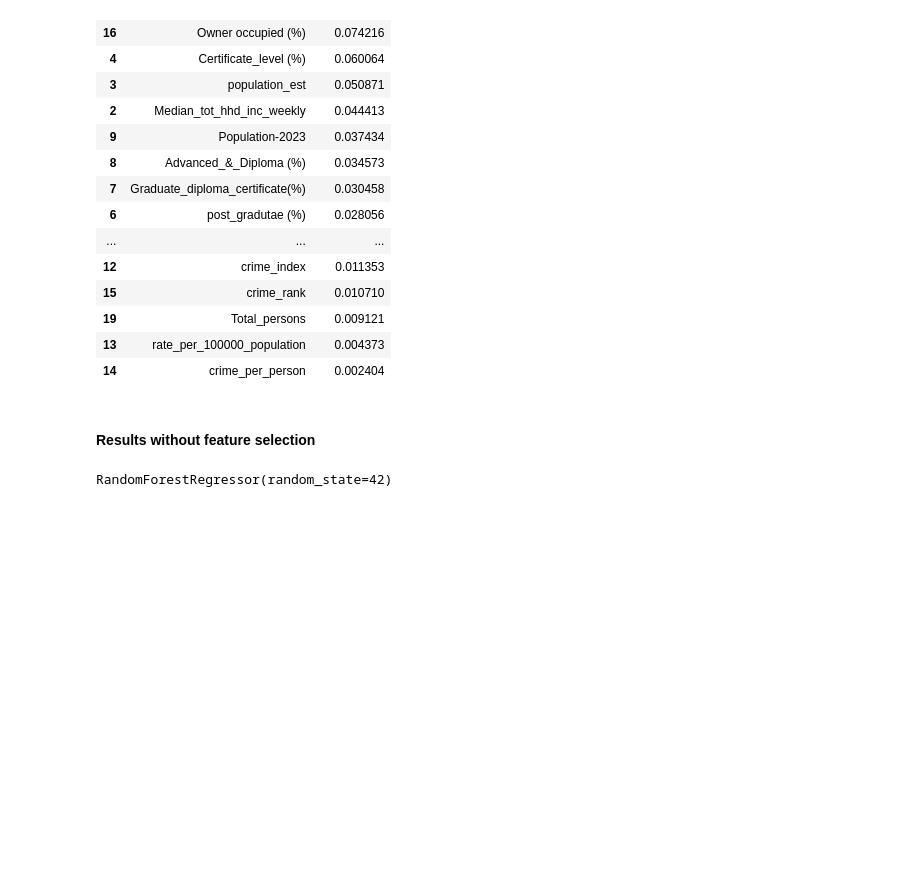
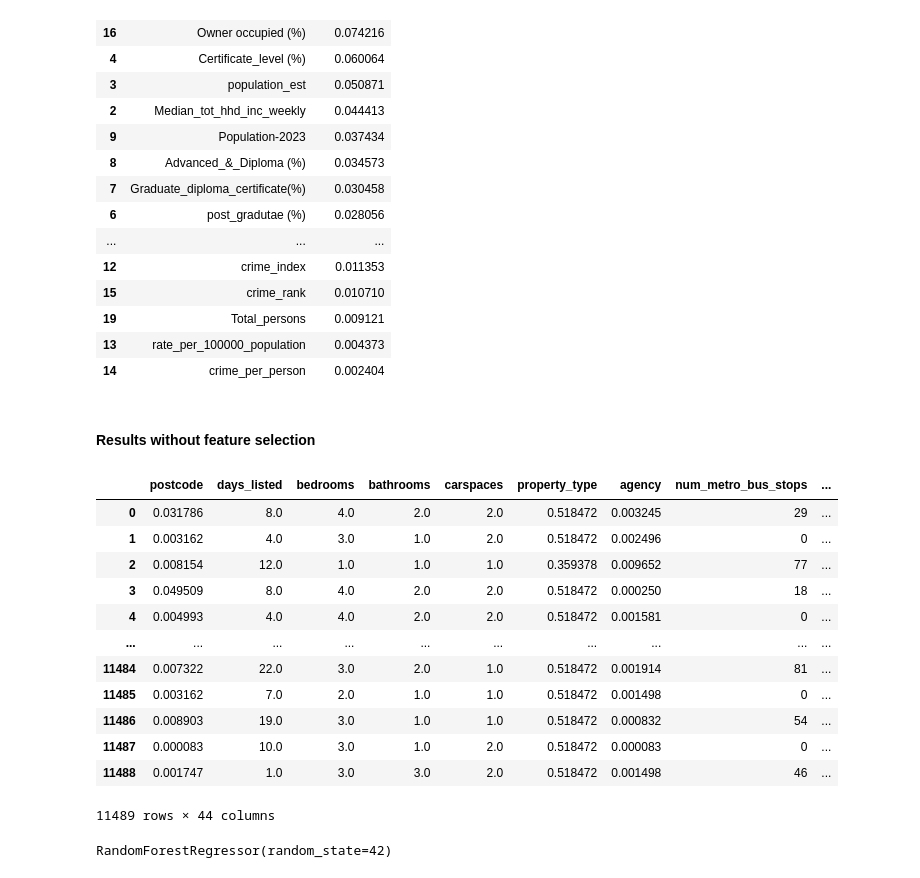
Before and after one commit to bicicow03/Group-Project-Real-Estate-Industry-Analysis, a Jupyter notebook: notebooks/feature_importance/cleaning_and_feature_selection.ipynb, the cells around one changed output. Cells and saved outputs as stored; diff of their text form; code cells hidden in the pictures; blank space fills up the shorter version.

Commit message:
updated summary notebook

```diff
--- a/notebooks/feature_importance/cleaning_and_feature_selection.ipynb
+++ b/notebooks/feature_importance/cleaning_and_feature_selection.ipynb
@@ -414,4 +445,34 @@ xgboost_importance_df
 | 14 | crime_per_person | 0.002404 |
 # %% [markdown]
 #### Results without feature selection
+# %%
+# Split test/train
+X_train, X_test, y_train, y_test = train_test_split(X, y, test_size=0.2, random_state=42)
+
+train_df = X_train.copy()
+train_df['target'] = y_train
+train_df['dataset'] = 'train'
+
+test_df = X_test.copy()
+test_df['target'] = y_test
+test_df['dataset'] = 'test'
+
+full_df = pd.concat([train_df, test_df], ignore_index=True)
+full_df
+# Create csv file for summary notebook
+# full_df.to_csv("../../data/outputs/real_estate_data.csv", index=False)
+# %% [output]
+|  | postcode | days_listed | bedrooms | bathrooms | carspaces | property_type | agency | num_metro_bus_stops | ... |
+| 0 | 0.031786 | 8.0 | 4.0 | 2.0 | 2.0 | 0.518472 | 0.003245 | 29 | ... |
+| 1 | 0.003162 | 4.0 | 3.0 | 1.0 | 2.0 | 0.518472 | 0.002496 | 0 | ... |
+| 2 | 0.008154 | 12.0 | 1.0 | 1.0 | 1.0 | 0.359378 | 0.009652 | 77 | ... |
+| 3 | 0.049509 | 8.0 | 4.0 | 2.0 | 2.0 | 0.518472 | 0.000250 | 18 | ... |
+| 4 | 0.004993 | 4.0 | 4.0 | 2.0 | 2.0 | 0.518472 | 0.001581 | 0 | ... |
+| ... | ... | ... | ... | ... | ... | ... | ... | ... | ... |
+| 11484 | 0.007322 | 22.0 | 3.0 | 2.0 | 1.0 | 0.518472 | 0.001914 | 81 | ... |
+| 11485 | 0.003162 | 7.0 | 2.0 | 1.0 | 1.0 | 0.518472 | 0.001498 | 0 | ... |
+| 11486 | 0.008903 | 19.0 | 3.0 | 1.0 | 1.0 | 0.518472 | 0.000832 | 54 | ... |
+| 11487 | 0.000083 | 10.0 | 3.0 | 1.0 | 2.0 | 0.518472 | 0.000083 | 0 | ... |
+| 11488 | 0.001747 | 1.0 | 3.0 | 3.0 | 2.0 | 0.518472 | 0.001498 | 46 | ... |
+11489 rows × 44 columns
 # %%
```
Also changed, not shown: parts of 29 cells of this notebook, 4 other files.
